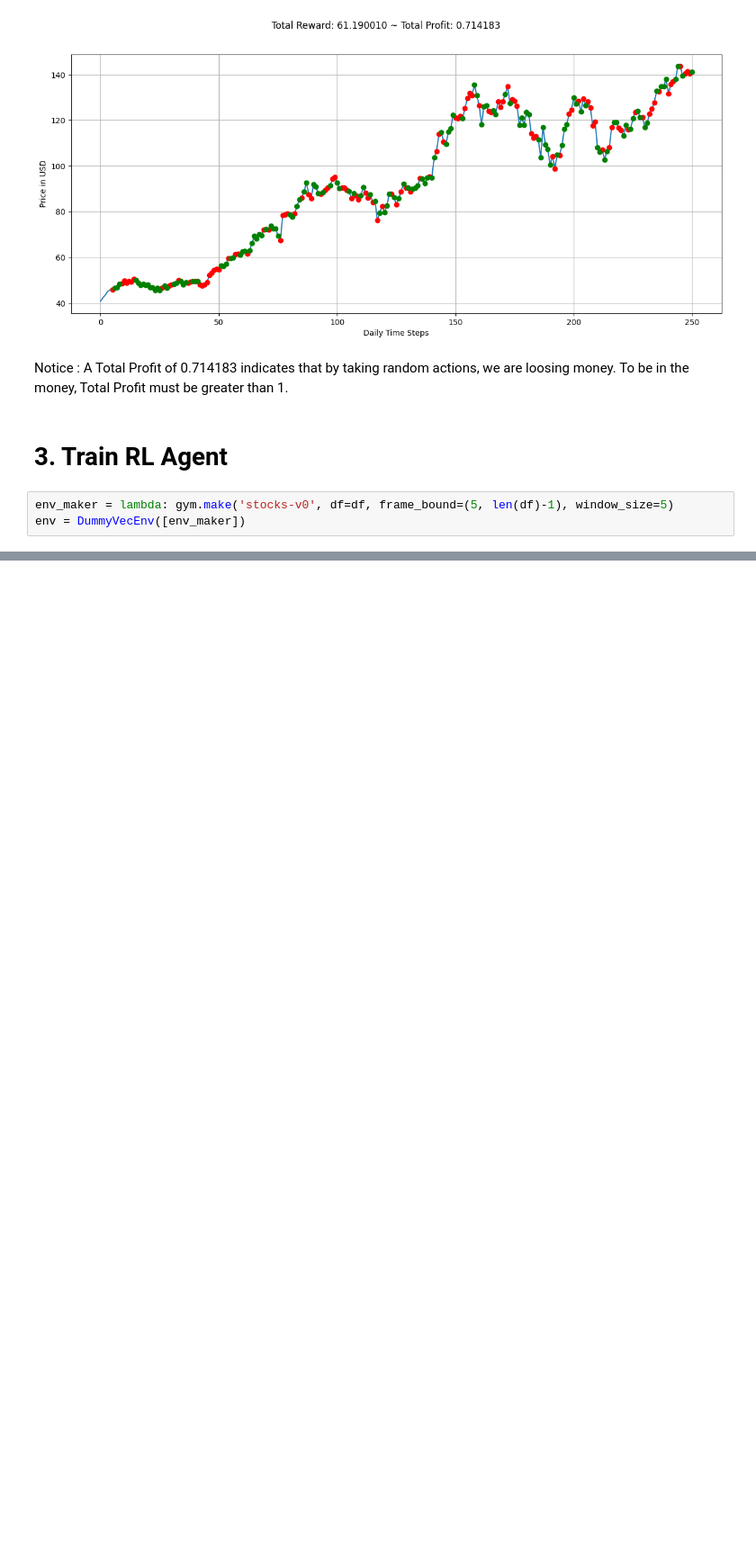
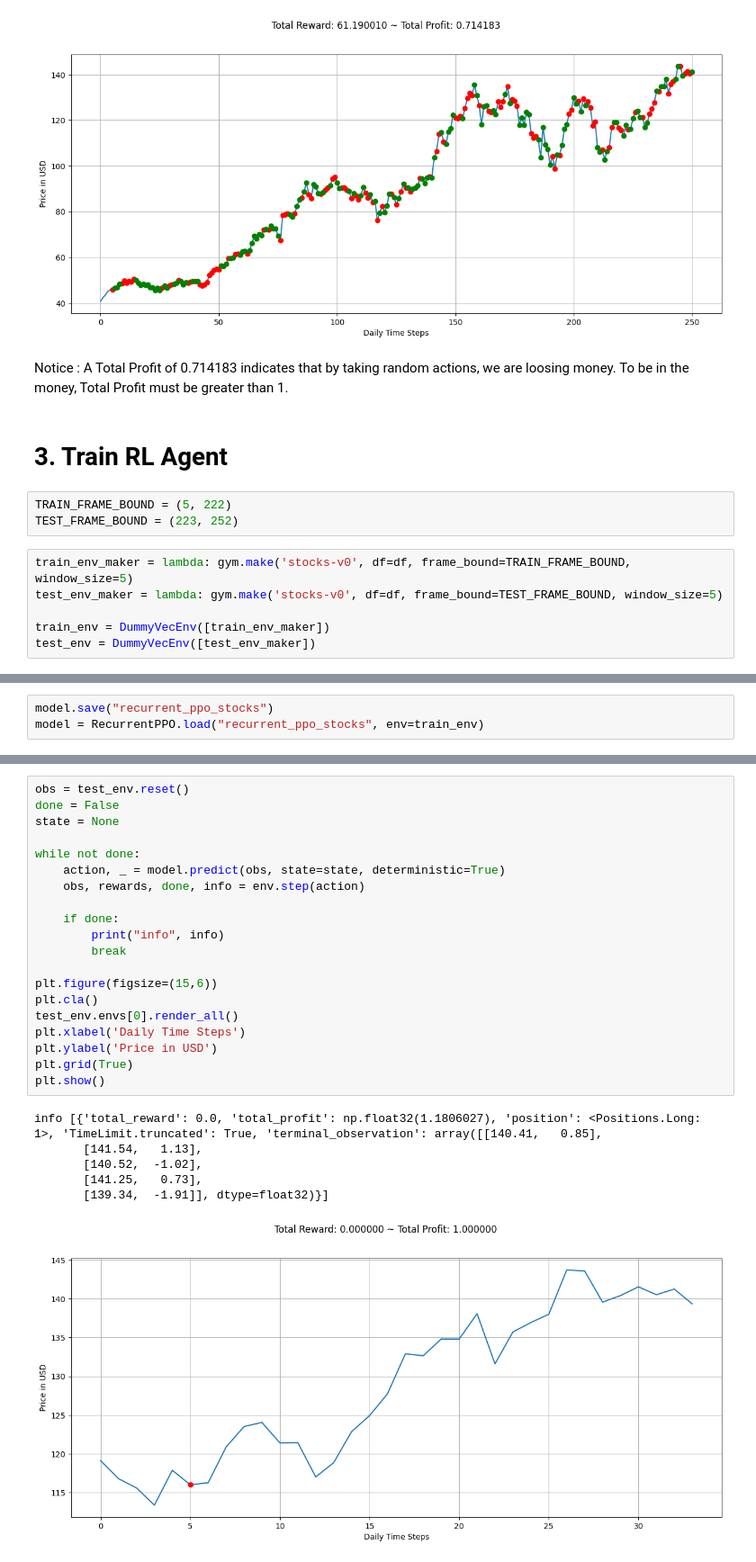
Before and after one commit to jaunewick/python-trading-bot-reinforcement-learning, a Jupyter notebook: trading_bot_prototype.ipynb, the cells around one changed output, grey strips where cells are left out. Shown at 90% size. Cells and saved outputs as stored; diff of their text form; blank space fills up the shorter version.

Commit message:
Evaluate model with testing environmnent

```diff
--- a/trading_bot_prototype.ipynb
+++ b/trading_bot_prototype.ipynb
@@ -123,7 +123,13 @@ plt.show()
 Notice : A Total Profit of 0.714183 indicates that by taking random actions, we are loosing money. To be in the money, Total Profit must be greater than 1.
 # %% [markdown]
 # 3. Train RL Agent
+# %%
+TRAIN_FRAME_BOUND = (5, 222)
+TEST_FRAME_BOUND = (223, 252)
 # %%
-env_maker = lambda: gym.make('stocks-v0', df=df, frame_bound=(5, len(df)-1), window_size=5)
-env = DummyVecEnv([env_maker])
+train_env_maker = lambda: gym.make('stocks-v0', df=df, frame_bound=TRAIN_FRAME_BOUND, window_size=5)
+test_env_maker = lambda: gym.make('stocks-v0', df=df, frame_bound=TEST_FRAME_BOUND, window_size=5)
+
+train_env = DummyVecEnv([train_env_maker])
+test_env = DummyVecEnv([test_env_maker])
 # %%
@@ -150 +161,4 @@ Using cpu device
 <sb3_contrib.ppo_recurrent.ppo_recurrent.RecurrentPPO at 0x...>
+# %%
+model.save("recurrent_ppo_stocks")
+model = RecurrentPPO.load("recurrent_ppo_stocks", env=train_env)
@@ -150,0 +167,27 @@ Using cpu device
+# %%
+obs = test_env.reset()
+done = False
+state = None
+
+while not done:
+    action, _ = model.predict(obs, state=state, deterministic=True)
+    obs, rewards, done, info = env.step(action)
+
+    if done:
+        print("info", info)
+        break
+
+plt.figure(figsize=(15,6))
+plt.cla()
+test_env.envs[0].render_all()
+plt.xlabel('Daily Time Steps')
+plt.ylabel('Price in USD')
+plt.grid(True)
+plt.show()
+# %% [output]
+info [{'total_reward': 0.0, 'total_profit': np.float32(1.1806027), 'position': <Positions.Long: 1>, 'TimeLimit.truncated': True, 'terminal_observation': array([[140.41,   0.85],
+       [141.54,   1.13],
+       [140.52,  -1.02],
+       [141.25,   0.73],
+       [139.34,  -1.91]], dtype=float32)}]
+[figure, added]
```
Also changed, not shown: parts of 3 cells of this notebook, 1 other file.
